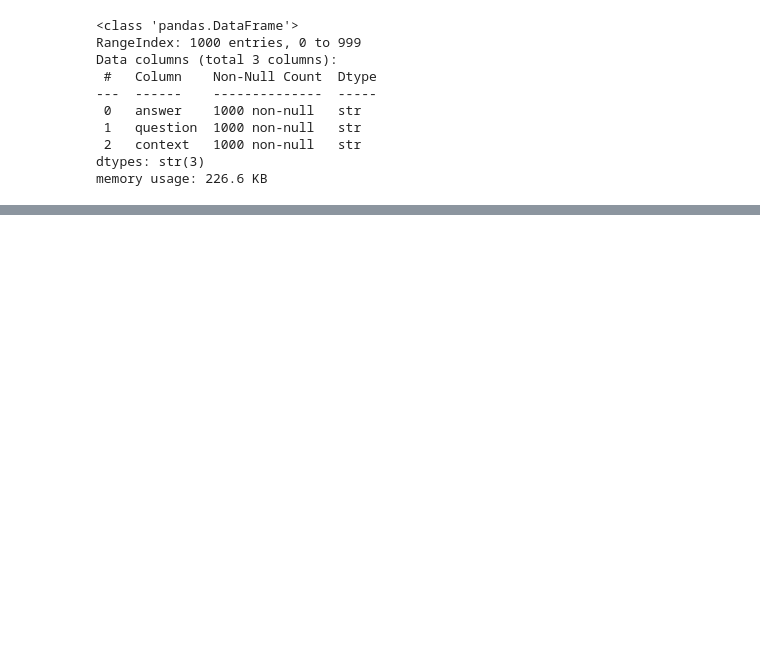
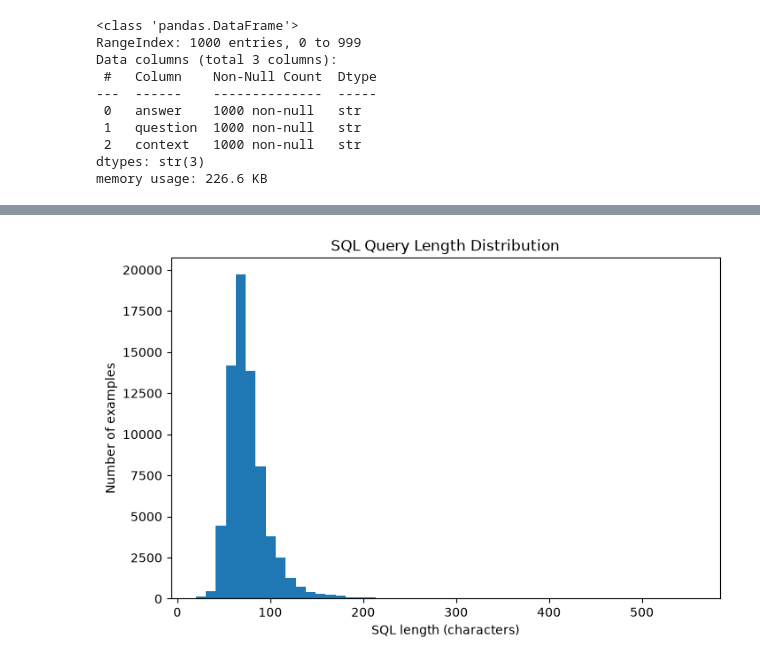
Before and after one commit to shivam183-star/Text-to-SQL, a Jupyter notebook: notebooks/data_analysis.ipynb, the cells around one changed output, grey strips where cells are left out. Cells and saved outputs as stored; diff of their text form; code cells hidden in the pictures; blank space fills up the shorter version.

Commit message:
finalised dataset

```diff
--- a/notebooks/data_analysis.ipynb
+++ b/notebooks/data_analysis.ipynb
@@ -77,0 +96,13 @@ memory usage: 226.6 KB
+# %%
+# Convert complete datasets to pandas for analysis
+
+train_df = train_dataset.to_pandas()
+val_df = val_dataset.to_pandas()
+test_df = test_dataset.to_pandas()
+
+for df in [train_df, val_df, test_df]:
+    df["question_chars"] = df["question"].str.len()
+    df["sql_chars"] = df["answer"].str.len()
+    df["schema_chars"] = df["context"].str.len()
+
+train_df.head()
@@ -77,0 +134,15 @@ memory usage: 226.6 KB
+# %%
+plt.figure(figsize=(8, 5))
+
+plt.hist(
+    train_df["sql_chars"],
+    bins=50
+)
+
+plt.xlabel("SQL length (characters)")
+plt.ylabel("Number of examples")
+plt.title("SQL Query Length Distribution")
+
+plt.show()
+# %% [output]
+[figure, added]
```
Also changed, not shown: parts of 8 cells of this notebook.
